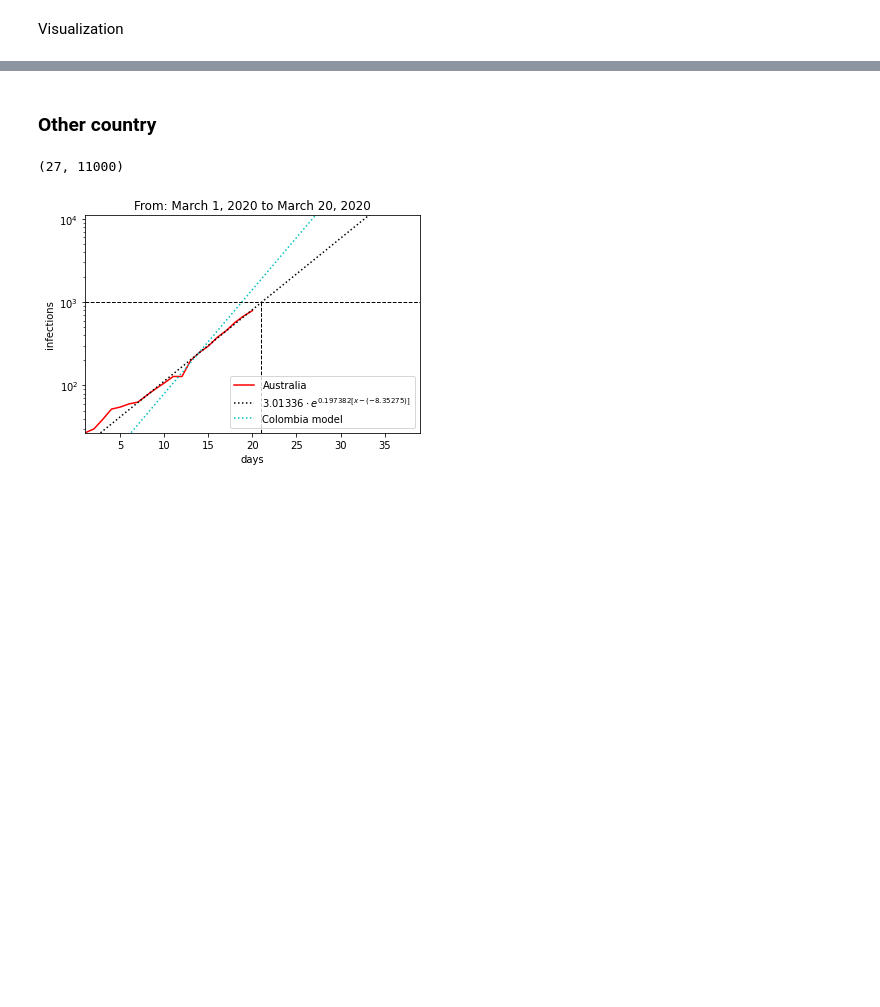
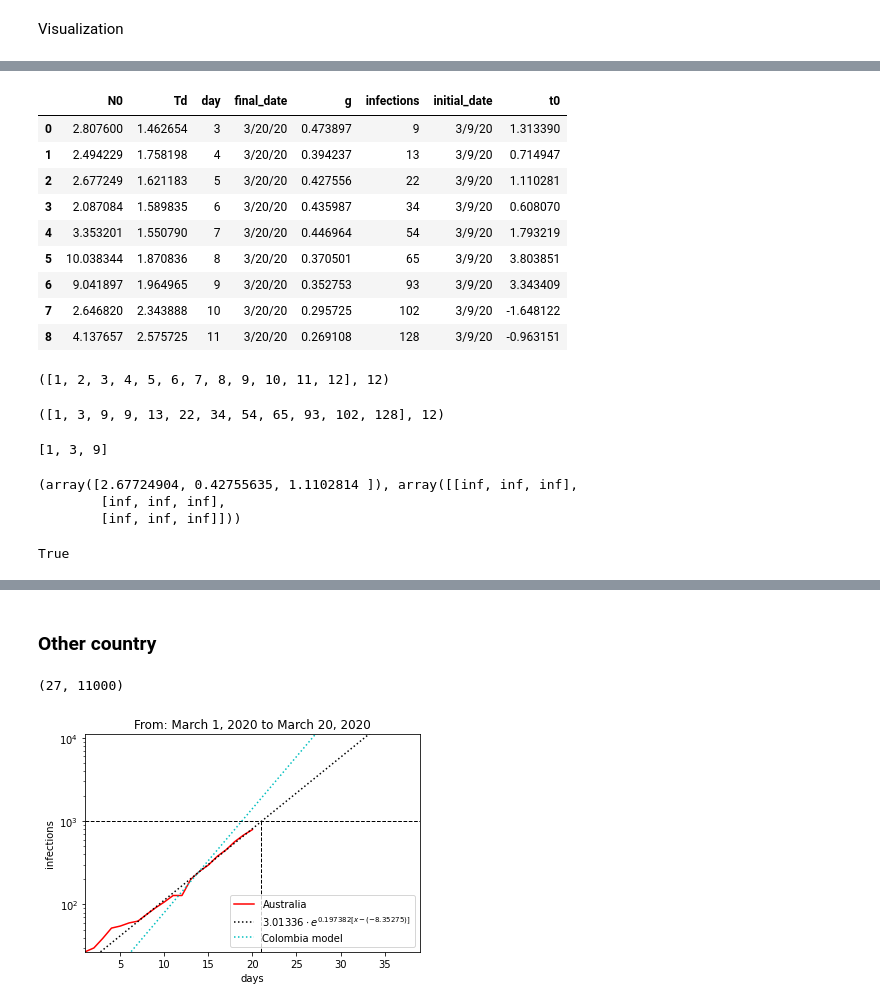
Before and after one commit to restrepo/Activities-2018-2, a Jupyter notebook: covid.ipynb, the cells around one changed output, grey strips where cells are left out. Saved outputs shown, nothing was run; the diff lists cells and outputs as text; code cells hidden in the pictures; blank space fills up the shorter version.

```diff
--- a/covid.ipynb
+++ b/covid.ipynb
@@ -304,0 +322,21 @@ pd.DataFrame({'days':x,'infections':y}).to_csv('Colombia.csv',index=False)
+# %%
+sp=pd.DataFrame()
+spd={'initial_date':start_day,'final_date':dmax}
+for d in x[2:-1]:
+    exp_fit = opt.curve_fit(exponential_model,x[:d+1],y[:d+1],p0=[1,0.4,3])
+    print('exponential `b`-fitted parameter: {}'.format(
+        exp_fit[0][1].round(3) ))
+    spd['g']=exp_fit[0][1]
+    N0=exp_fit[0][0];g=exp_fit[0][1];t0=exp_fit[0][2]
+    if exponential_model(t0,N0,g,t0)==N0:
+        Td=np.log(2)/g
+        spd['N0']=exp_fit[0][0]
+        spd['t0']=exp_fit[0][2]
+        spd['Td']=Td
+        spd['day']=d
+        spd['infections']=y[d]
+    sp=sp.append(spd,ignore_index=True)
+    #break
+
+sp['day']=sp['day'].astype(int)
+sp['infections']=sp['infections'].astype(int)
@@ -304,0 +353,35 @@ pd.DataFrame({'days':x,'infections':y}).to_csv('Colombia.csv',index=False)
+# %%
+sp
+# %% [output]
+|  | N0 | Td | day | final_date | g | infections | initial_date | t0 |
+| 0 | 2.807600 | 1.462654 | 3 | 3/20/20 | 0.473897 | 9 | 3/9/20 | 1.313390 |
+| 1 | 2.494229 | 1.758198 | 4 | 3/20/20 | 0.394237 | 13 | 3/9/20 | 0.714947 |
+| 2 | 2.677249 | 1.621183 | 5 | 3/20/20 | 0.427556 | 22 | 3/9/20 | 1.110281 |
+| 3 | 2.087084 | 1.589835 | 6 | 3/20/20 | 0.435987 | 34 | 3/9/20 | 0.608070 |
+| 4 | 3.353201 | 1.550790 | 7 | 3/20/20 | 0.446964 | 54 | 3/9/20 | 1.793219 |
+| 5 | 10.038344 | 1.870836 | 8 | 3/20/20 | 0.370501 | 65 | 3/9/20 | 3.803851 |
+| 6 | 9.041897 | 1.964965 | 9 | 3/20/20 | 0.352753 | 93 | 3/9/20 | 3.343409 |
+| 7 | 2.646820 | 2.343888 | 10 | 3/20/20 | 0.295725 | 102 | 3/9/20 | -1.648122 |
+| 8 | 4.137657 | 2.575725 | 11 | 3/20/20 | 0.269108 | 128 | 3/9/20 | -0.963151 |
+# %%
+list(x),len(x)
+# %% [output]
+([1, 2, 3, 4, 5, 6, 7, 8, 9, 10, 11, 12], 12)
+# %%
+y,len(y)
+# %% [output]
+([1, 3, 9, 9, 13, 22, 34, 54, 65, 93, 102, 128], 12)
+# %%
+y[:d]
+# %% [output]
+[1, 3, 9]
+# %%
+exp_fit
+# %% [output]
+(array([2.67724904, 0.42755635, 1.1102814 ]), array([[inf, inf, inf],
+        [inf, inf, inf],
+        [inf, inf, inf]]))
+# %%
+exponential_model(t0,N0,g,t0)==N0
+# %% [output]
+True
```
Also changed, not shown: parts of 16 cells of this notebook.
